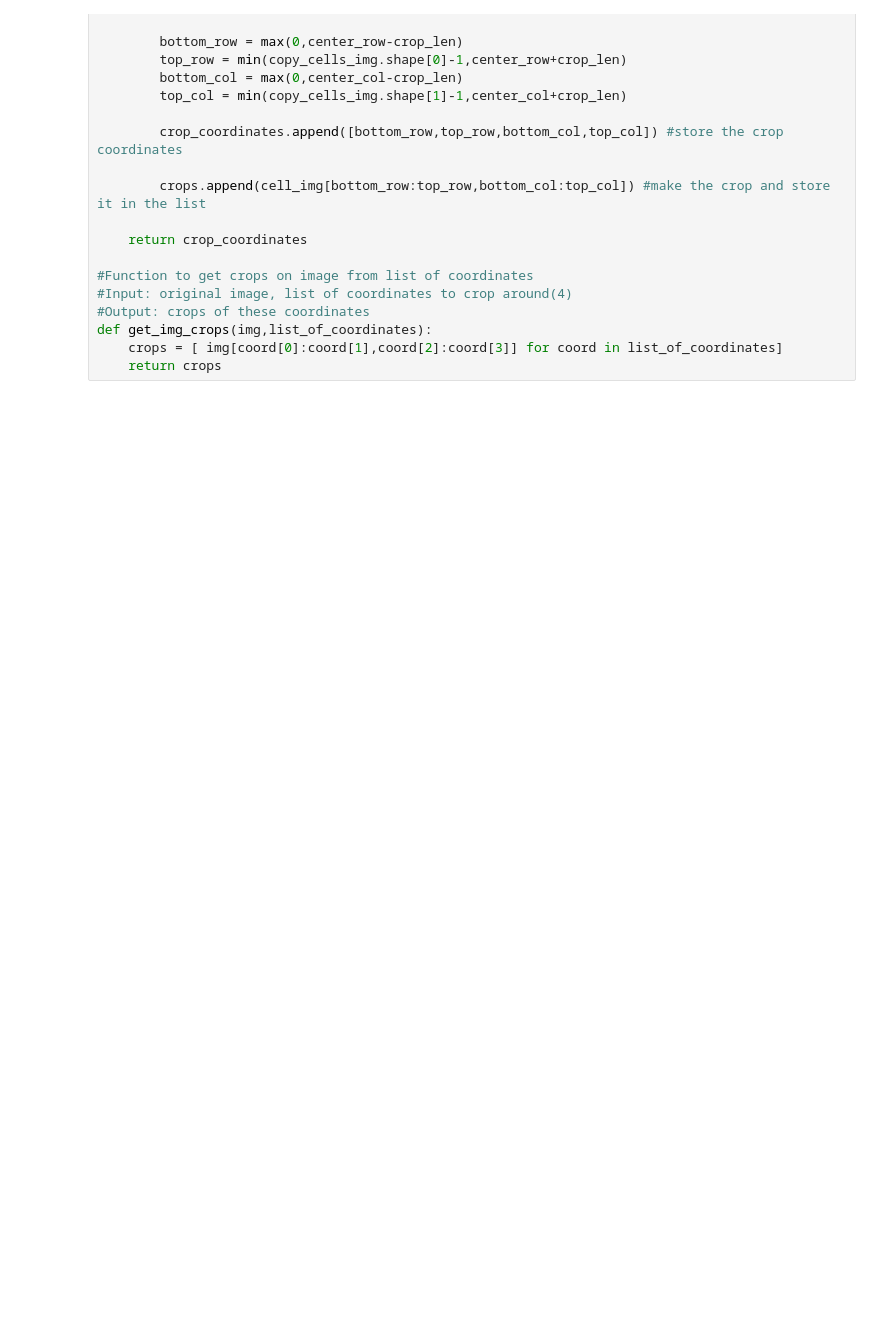
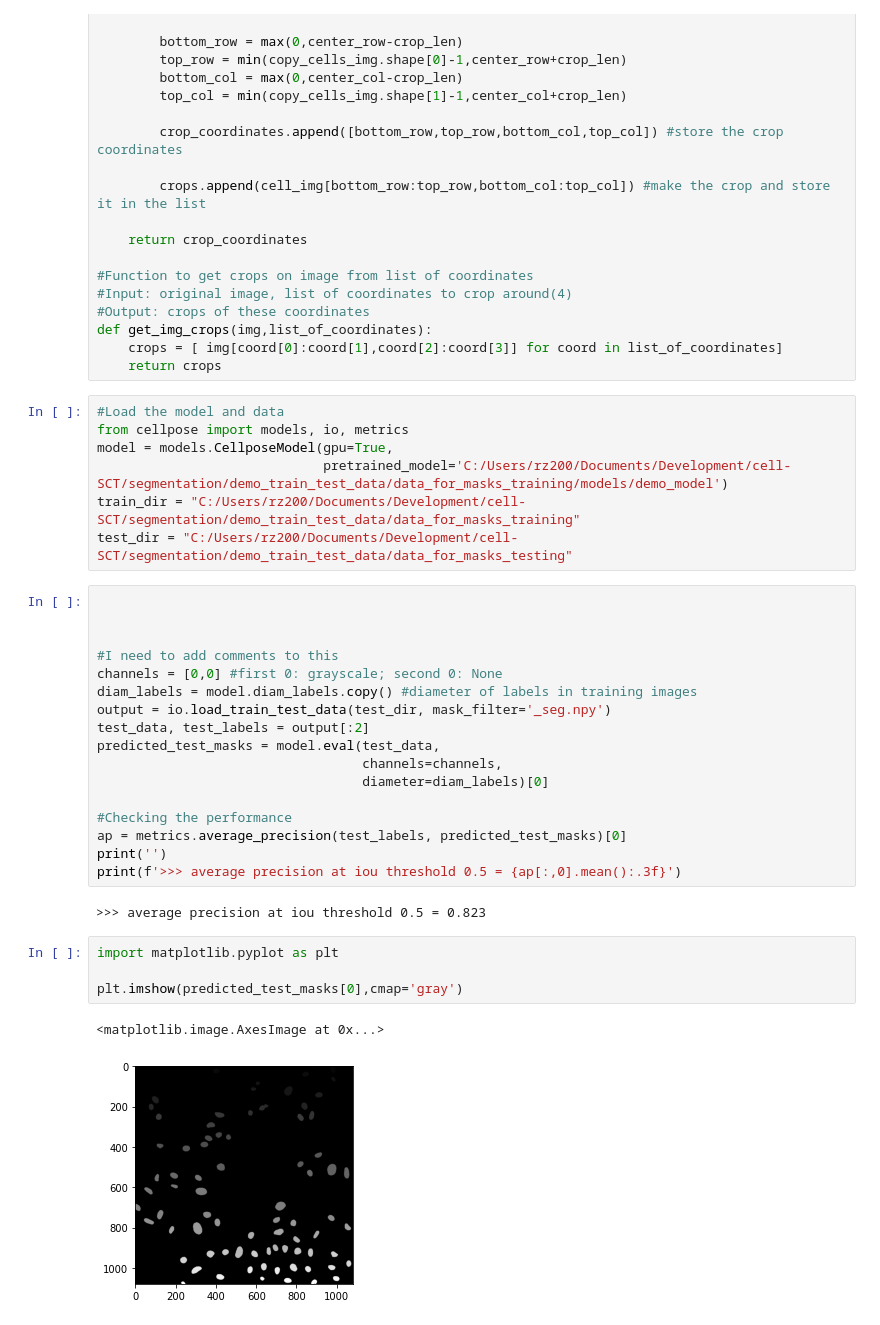
Before and after one commit to rzuberi/cell-SCT, a Jupyter notebook: segmentation/seg_model_evaluation.ipynb, the cells around one changed output. Saved outputs shown, nothing was run; the diff lists cells and outputs as text; blank space fills up the shorter version.

Commit message:
seriously starting the model evaluation and added matplotlib to requirements

```diff
--- a/segmentation/seg_model_evaluation.ipynb
+++ b/segmentation/seg_model_evaluation.ipynb
@@ -158,3 +158,36 @@ def get_cell_crop_coordinates(original_cells_img):
 def get_img_crops(img,list_of_coordinates):
     crops = [ img[coord[0]:coord[1],coord[2]:coord[3]] for coord in list_of_coordinates]
     return crops
+# %%
+#Load the model and data
+from cellpose import models, io, metrics
+model = models.CellposeModel(gpu=True,
+                             pretrained_model='C:/Users/rz200/Documents/Development/cell-SCT/segmentation/demo_train_test_data/data_for_masks_training/models/demo_model')
+train_dir = "C:/Users/rz200/Documents/Development/cell-SCT/segmentation/demo_train_test_data/data_for_masks_training"
+test_dir = "C:/Users/rz200/Documents/Development/cell-SCT/segmentation/demo_train_test_data/data_for_masks_testing"
+# %%
+
+
+
+#I need to add comments to this
+channels = [0,0] #first 0: grayscale; second 0: None
+diam_labels = model.diam_labels.copy() #diameter of labels in training images
+output = io.load_train_test_data(test_dir, mask_filter='_seg.npy')
+test_data, test_labels = output[:2]
+predicted_test_masks = model.eval(test_data,
+                                  channels=channels,
+                                  diameter=diam_labels)[0]
+
+#Checking the performance
+ap = metrics.average_precision(test_labels, predicted_test_masks)[0]
+print('')
+print(f'>>> average precision at iou threshold 0.5 = {ap[:,0].mean():.3f}')
+# %% [output]
+>>> average precision at iou threshold 0.5 = 0.823
+# %%
+import matplotlib.pyplot as plt
+
+plt.imshow(predicted_test_masks[0],cmap='gray')
+# %% [output]
+<matplotlib.image.AxesImage at 0x...>
+[figure, added]
```
Also changed, not shown: parts of 2 cells of this notebook, 4 other files.
